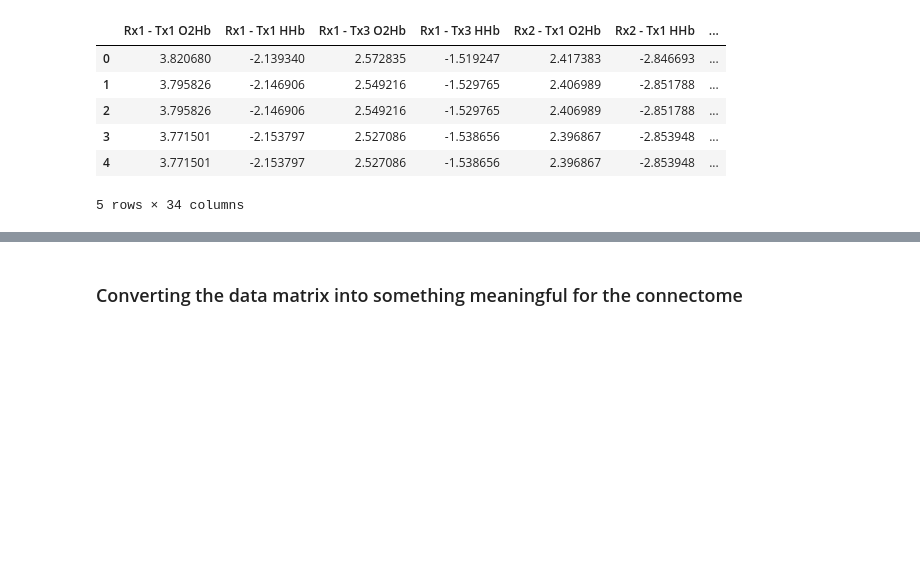
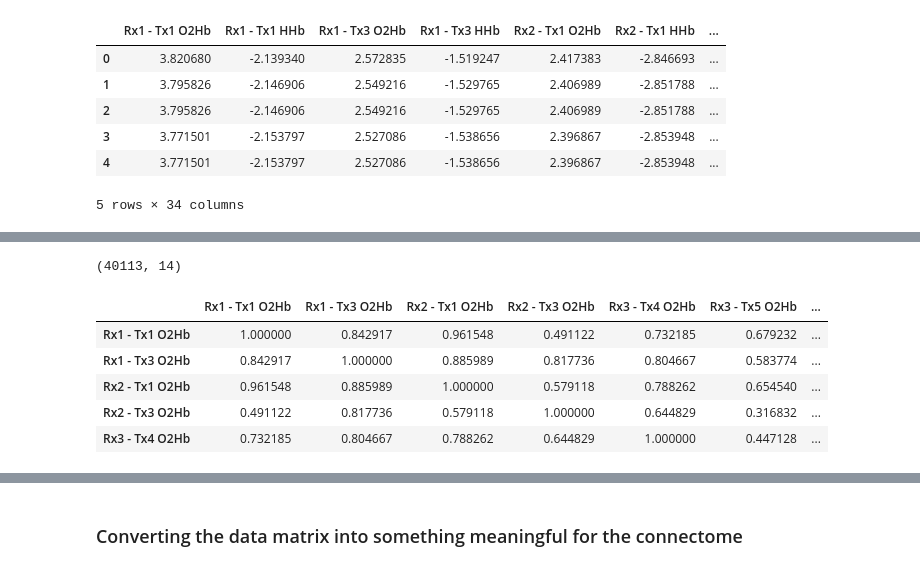
Before and after one commit to asheaffe/cs166-final-project, a Jupyter notebook: fnirs_fingerprint.ipynb, the cells around one changed output, grey strips where cells are left out. Drawn from its saved outputs; the diff is of its cells as text; code cells hidden in the pictures; blank space fills up the shorter version.

```diff
--- a/fnirs_fingerprint.ipynb
+++ b/fnirs_fingerprint.ipynb
@@ -51,0 +71,11 @@ fnirs_matrix.head()
+# %%
+fnirs_matrix = generate_matrices(45827, fnirs_data, oxy=True, task_type=0)
+fnirs_matrix.head()
+# %% [output]
+(40113, 14)
+|  | Rx1 - Tx1 O2Hb | Rx1 - Tx3 O2Hb | Rx2 - Tx1 O2Hb | Rx2 - Tx3 O2Hb | Rx3 - Tx4 O2Hb | Rx3 - Tx5 O2Hb | ... |
+| Rx1 - Tx1 O2Hb | 1.000000 | 0.842917 | 0.961548 | 0.491122 | 0.732185 | 0.679232 | ... |
+| Rx1 - Tx3 O2Hb | 0.842917 | 1.000000 | 0.885989 | 0.817736 | 0.804667 | 0.583774 | ... |
+| Rx2 - Tx1 O2Hb | 0.961548 | 0.885989 | 1.000000 | 0.579118 | 0.788262 | 0.654540 | ... |
+| Rx2 - Tx3 O2Hb | 0.491122 | 0.817736 | 0.579118 | 1.000000 | 0.644829 | 0.316832 | ... |
+| Rx3 - Tx4 O2Hb | 0.732185 | 0.804667 | 0.788262 | 0.644829 | 1.000000 | 0.447128 | ... |
```
Also changed, not shown: parts of 14 cells of this notebook.
